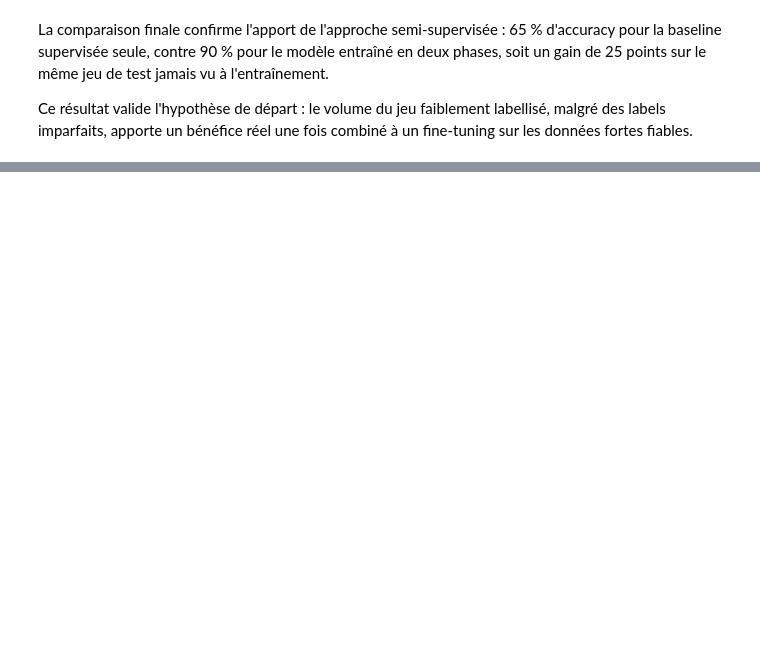
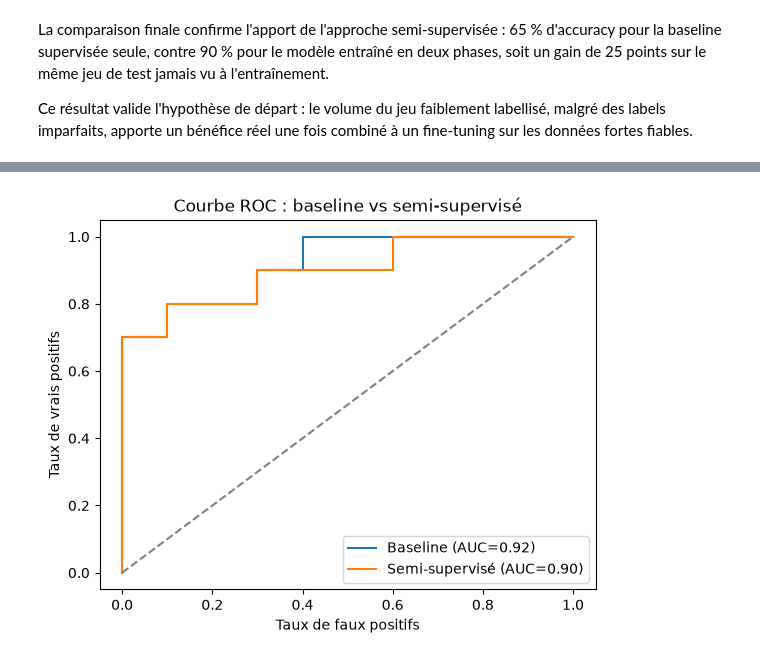
Before and after one commit to Jojo4911/brainscan-ai-semi-supervised, a Jupyter notebook: notebooks/02_semi_supervised_training.ipynb, the cells around one changed output, grey strips where cells are left out. Saved outputs shown, nothing was run; the diff lists cells and outputs as text; code cells hidden in the pictures; blank space fills up the shorter version.

Commit message:
docs(notebook2): Add classification metrics and ROC comparison for T9

```diff
--- a/notebooks/02_semi_supervised_training.ipynb
+++ b/notebooks/02_semi_supervised_training.ipynb
@@ -461,0 +470,25 @@ Ce résultat valide l'hypothèse de départ : le volume du jeu faiblement labell
+# %%
+def full_evaluation(model, dataloader):
+    model.eval()
+    predictions = []
+    probabilites = []
+    vrais_labels = []
+
+    with torch.no_grad():
+        for images, labels in dataloader:
+            sorties = model(images)
+            probas = torch.softmax(sorties, dim=1)
+            classes_predites = torch.argmax(probas, dim=1)
+
+            predictions.extend(classes_predites.tolist())
+            probabilites.extend(probas[:, 1].tolist())
+            vrais_labels.extend(labels.tolist())
+
+    print(classification_report(vrais_labels, predictions, target_names=['normal', 'cancer']))
+
+    return predictions, probabilites, vrais_labels
+
+print(f"--- Modèle Baseline ---")
+predictions_baseline, probabilites_baseline, vrais_labels_baseline = full_evaluation(model_baseline, dataloader_X_test)
+print(f"--- Modèle Semi-supervisé ---")
+predictions_ss, probabilites_ss, vrais_labels_ss = full_evaluation(model_ss, dataloader_X_test)
@@ -461,0 +525,17 @@ Ce résultat valide l'hypothèse de départ : le volume du jeu faiblement labell
+# %%
+fpr_baseline, tpr_baseline, _ = roc_curve(vrais_labels_baseline, probabilites_baseline)
+auc_baseline = roc_auc_score(vrais_labels_baseline, probabilites_baseline)
+
+fpr_ss, tpr_ss, _ = roc_curve(vrais_labels_ss, probabilites_ss)
+auc_ss = roc_auc_score(vrais_labels_ss, probabilites_ss)
+
+plt.plot(fpr_baseline, tpr_baseline, label=f'Baseline (AUC={auc_baseline:.2f})')
+plt.plot(fpr_ss, tpr_ss, label=f'Semi-supervisé (AUC={auc_ss:.2f})')
+plt.plot([0, 1], [0, 1], linestyle='--', color='gray')  # ligne de référence aléatoire
+plt.xlabel('Taux de faux positifs')
+plt.ylabel('Taux de vrais positifs')
+plt.legend()
+plt.title('Courbe ROC : baseline vs semi-supervisé')
+plt.show()
+# %% [output]
+[figure, added]
```
Also changed, not shown: parts of 10 cells of this notebook.
